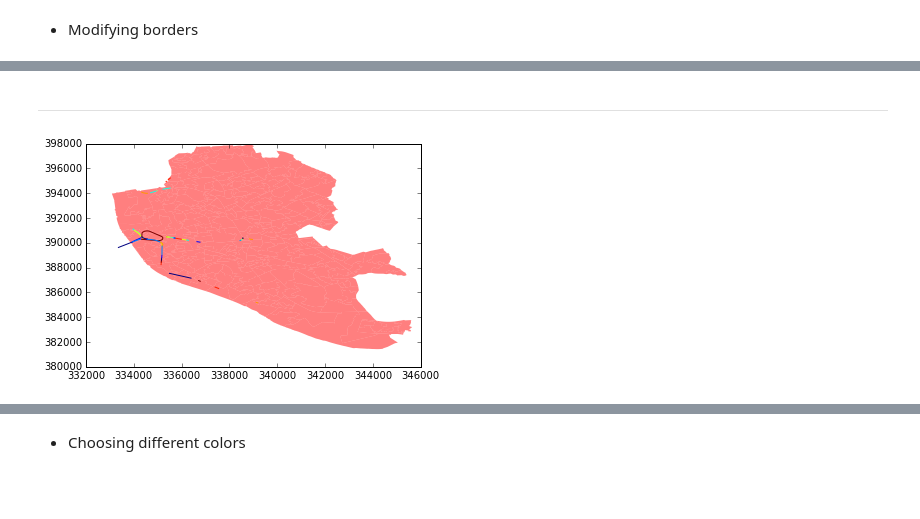
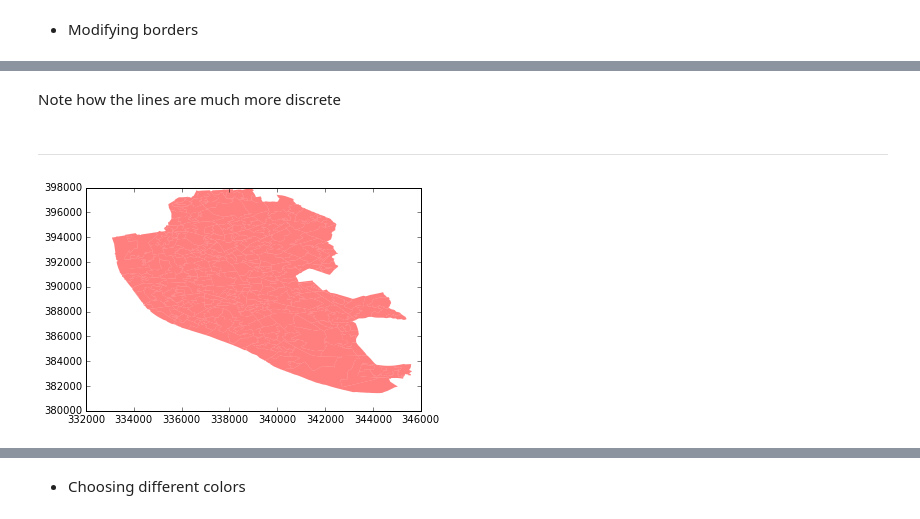
Before and after one commit to darribas/gds15, a Jupyter notebook: content/labs/lab_03.ipynb, the cells around one changed output, grey strips where cells are left out. Cells and saved outputs as stored; diff of their text form; code cells hidden in the pictures; blank space fills up the shorter version.

```diff
--- a/content/labs/lab_03.ipynb
+++ b/content/labs/lab_03.ipynb
@@ -170,0 +173,13 @@ plt.show()
+# %%
+# Set it in advance for convenience
+line_color = 'grey'
+line_width = 0.2
+
+f, ax = plt.subplots(1)
+lsoas.plot(axes=ax)
+for poly in ax.patches:
+    poly.set_edgecolor(line_color)
+    poly.set_linewidth(line_width)
+for line in ax.lines:
+    line.set_linewidth(line_width)
+plt.show()
@@ -171,15 +188,16 @@ plt.show()
+# %% [markdown]
+Note how the lines are much more discrete
 # %% [markdown]
 ---
 # %%
 %%time
 f, ax = plt.subplots(1)
-lsoas.plot(axes=ax)
+lsoas.to_crs(epsg=27700).plot(axes=ax)
 for poly in ax.patches:
-    poly.set_facecolor('white')
+    poly.set_facecolor('red')
     poly.set_linewidth(0)
 for line in ax.lines:
     line.set_linewidth(0)
-rwy_tun.plot(axes=ax)
 plt.show()
 # %% [output]
-[figure, old version]
+[figure, new version]
```
Also changed, not shown: parts of 5 cells of this notebook, 4 other files.
